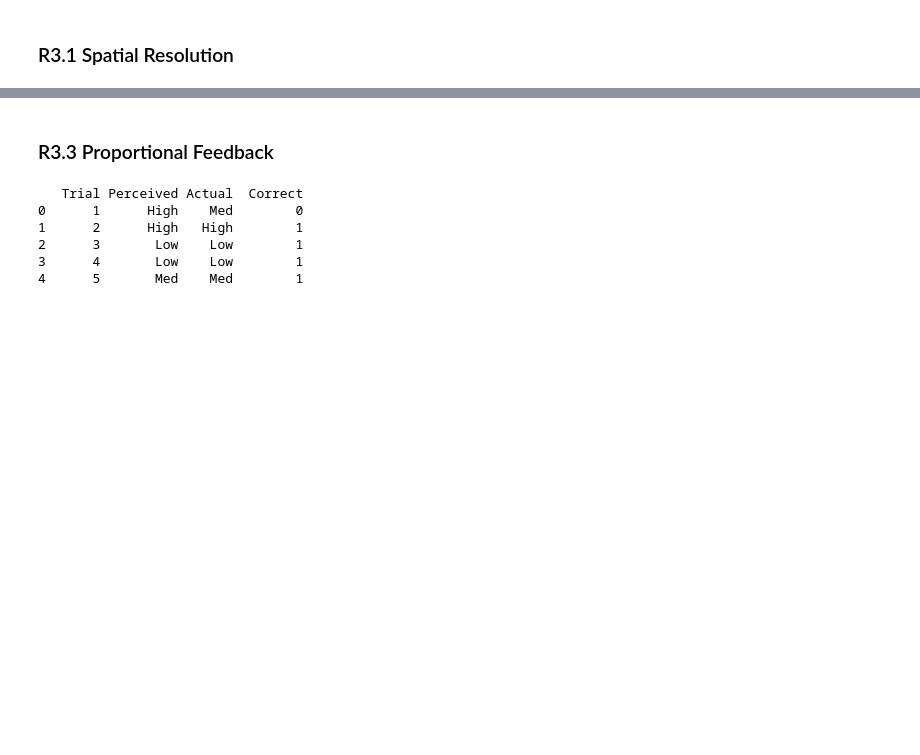
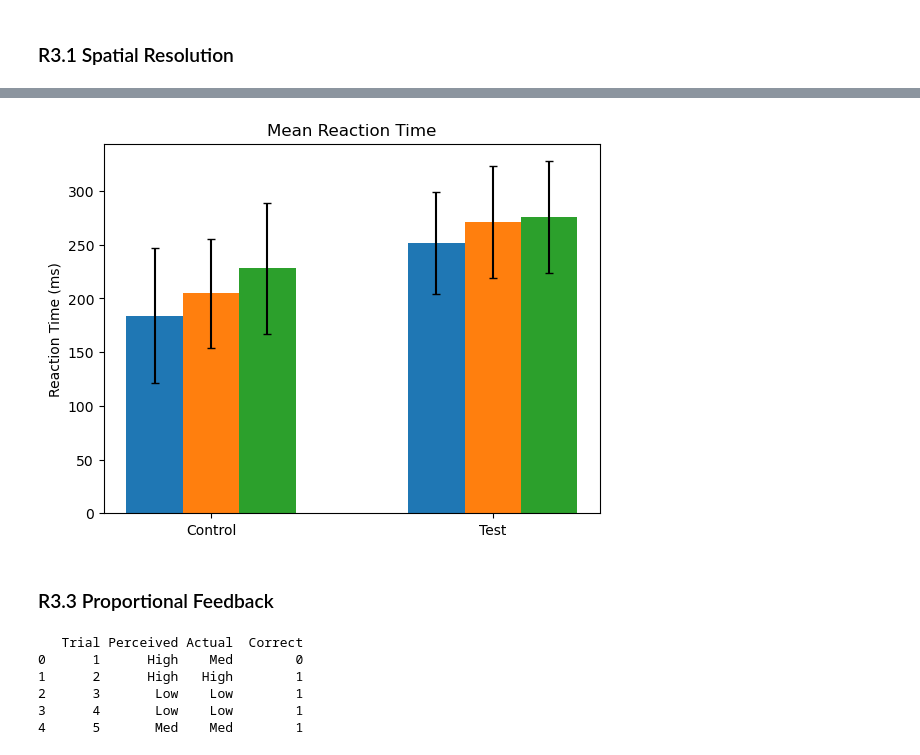
Before and after one commit to kateharvey/capstone, a Jupyter notebook: testing/testing.ipynb, the cells around one changed output, grey strips where cells are left out. Saved outputs shown, nothing was run; the diff lists cells and outputs as text; code cells hidden in the pictures; blank space fills up the shorter version.

```diff
--- a/testing/testing.ipynb
+++ b/testing/testing.ipynb
@@ -9,0 +25,27 @@ import numpy as np
+# %%
+# calculate std
+a_control_std = np.std(r3_2['a_control'])
+c_control_std = np.std(r3_2['c_control'])
+k_control_std = np.std(r3_2['k_control'])
+a_bladder_std = np.std(r3_2['a_bladder'])
+c_bladder_std = np.std(r3_2['c_bladder'])
+k_bladder_std = np.std(r3_2['k_bladder'])
+
+a_std = [a_control_std, a_bladder_std]
+c_std = [c_control_std, c_bladder_std]
+k_std = [k_control_std, k_bladder_std]
+# %%
+fig, ax = plt.subplots()
+
+n = np.arange(2)
+w = 0.2
+xticks = ['Control', 'Test']
+
+ax.bar(n, (np.mean(r3_2['a_control']), np.mean(r3_2['a_bladder'])), label='A', yerr=a_std, capsize=3, width=w)
+ax.bar(n+w, (np.mean(r3_2['c_control']), np.mean(r3_2['c_bladder'])), label='C', yerr=c_std, capsize=3, width=w)
+ax.bar(n+2*w, (np.mean(r3_2['k_control']), np.mean(r3_2['k_bladder'])), label='K', yerr=k_std, capsize=3, width=w)
+ax.set(xticks=n+w, xticklabels=xticks)
+ax.set(ylabel='Reaction Time (ms)', title='Mean Reaction Time')
+plt.show()
+# %% [output]
+[figure, added]
```
Also changed, not shown: parts of 4 cells of this notebook, 2 other files.
